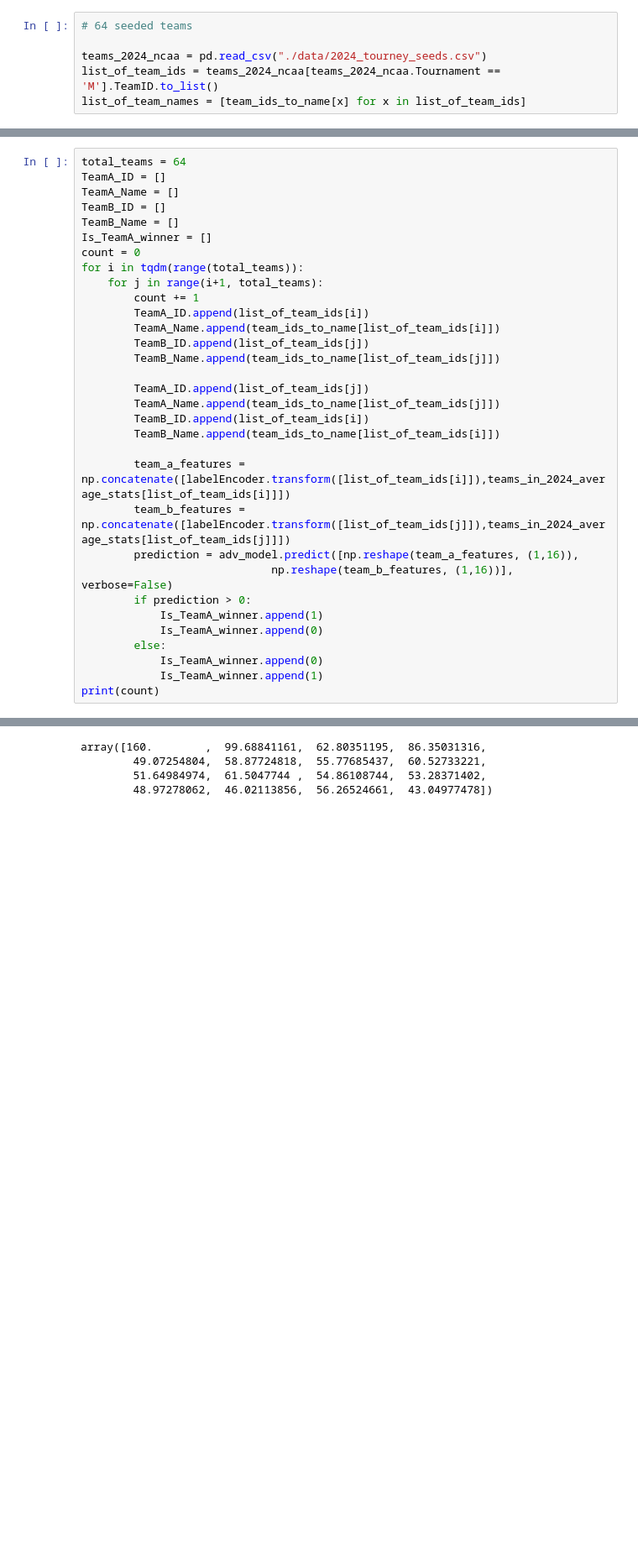
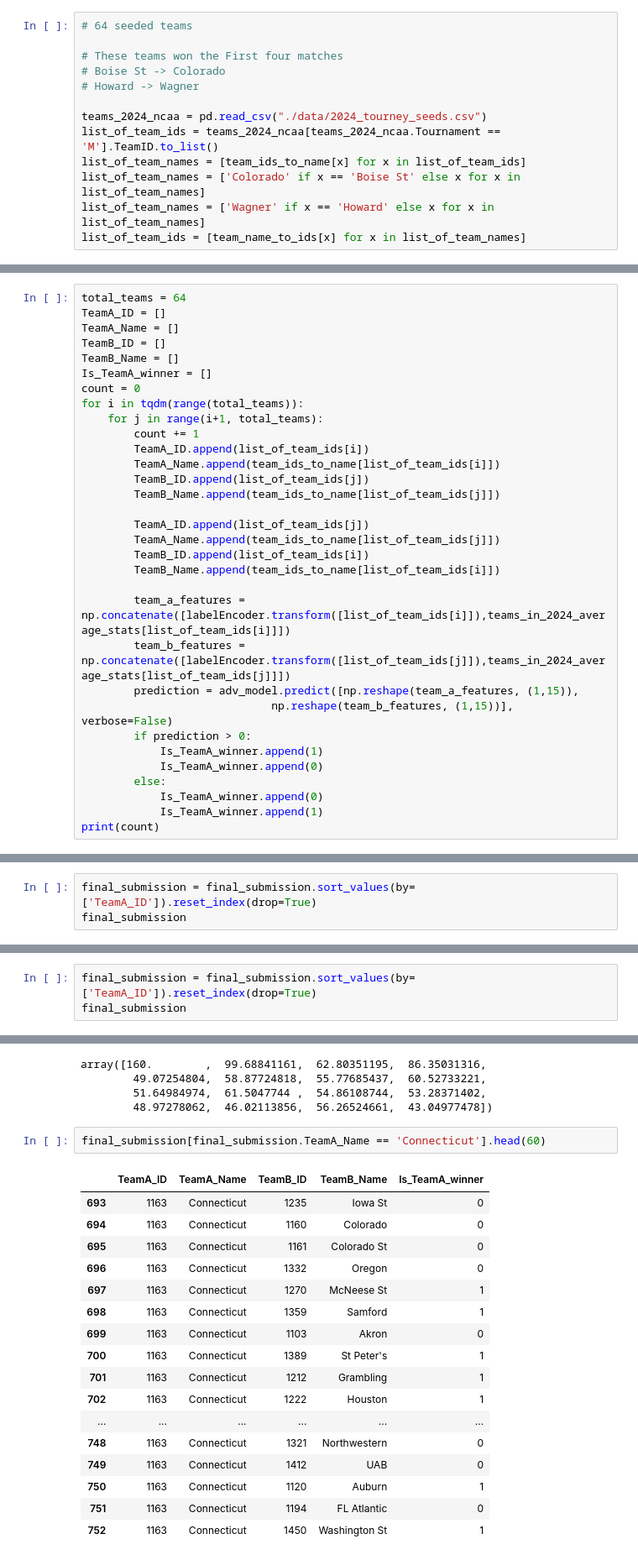
Before and after one commit to singhaditya8499/Machine-Learning, a Jupyter notebook: Projects/March-madness/final_final_model.ipynb, the cells around one changed output, grey strips where cells are left out. Shown at 84% size. Cells and saved outputs as stored; diff of their text form; blank space fills up the shorter version.

```diff
--- a/Projects/March-madness/final_final_model.ipynb
+++ b/Projects/March-madness/final_final_model.ipynb
@@ -343,7 +333,14 @@ for x, y in zip(mens_team.TeamName.to_list(), mens_team.TeamID.to_list()):
     team_name_to_ids[x] = y
 # %%
 # 64 seeded teams
+
+# These teams won the First four matches
+# Boise St -> Colorado
+# Howard -> Wagner
 
 teams_2024_ncaa = pd.read_csv("./data/2024_tourney_seeds.csv")
 list_of_team_ids = teams_2024_ncaa[teams_2024_ncaa.Tournament == 'M'].TeamID.to_list()
 list_of_team_names = [team_ids_to_name[x] for x in list_of_team_ids]
+list_of_team_names = ['Colorado' if x == 'Boise St' else x for x in list_of_team_names]
+list_of_team_names = ['Wagner' if x == 'Howard' else x for x in list_of_team_names]
+list_of_team_ids = [team_name_to_ids[x] for x in list_of_team_names]
@@ -370,8 +371,8 @@ for i in tqdm(range(total_teams)):
 
         team_a_features = np.concatenate([labelEncoder.transform([list_of_team_ids[i]]),teams_in_2024_average_stats[list_of_team_ids[i]]])
         team_b_features = np.concatenate([labelEncoder.transform([list_of_team_ids[j]]),teams_in_2024_average_stats[list_of_team_ids[j]]])
-        prediction = adv_model.predict([np.reshape(team_a_features, (1,16)),
-                             np.reshape(team_b_features, (1,16))], verbose=False)
+        prediction = adv_model.predict([np.reshape(team_a_features, (1,15)),
+                             np.reshape(team_b_features, (1,15))], verbose=False)
         if prediction > 0:
             Is_TeamA_winner.append(1)
             Is_TeamA_winner.append(0)
@@ -402,0 +388,3 @@ final_submission
+# %%
+final_submission = final_submission.sort_values(by=['TeamA_ID']).reset_index(drop=True)
+final_submission
@@ -402,0 +405,3 @@ final_submission
+# %%
+final_submission = final_submission.sort_values(by=['TeamA_ID']).reset_index(drop=True)
+final_submission
@@ -442,3 +461,23 @@ array([160.        ,  99.68841161,  62.80351195,  86.35031316,
         49.07254804,  58.87724818,  55.77685437,  60.52733221,
         51.64984974,  61.5047744 ,  54.86108744,  53.28371402,
         48.97278062,  46.02113856,  56.26524661,  43.04977478])
+# %%
+final_submission[final_submission.TeamA_Name == 'Connecticut'].head(60)
+# %% [output]
+|  | TeamA_ID | TeamA_Name | TeamB_ID | TeamB_Name | Is_TeamA_winner |
+| 693 | 1163 | Connecticut | 1235 | Iowa St | 0 |
+| 694 | 1163 | Connecticut | 1160 | Colorado | 0 |
+| 695 | 1163 | Connecticut | 1161 | Colorado St | 0 |
+| 696 | 1163 | Connecticut | 1332 | Oregon | 0 |
+| 697 | 1163 | Connecticut | 1270 | McNeese St | 1 |
+| 698 | 1163 | Connecticut | 1359 | Samford | 1 |
+| 699 | 1163 | Connecticut | 1103 | Akron | 0 |
+| 700 | 1163 | Connecticut | 1389 | St Peter's | 1 |
+| 701 | 1163 | Connecticut | 1212 | Grambling | 1 |
+| 702 | 1163 | Connecticut | 1222 | Houston | 1 |
+| ... | ... | ... | ... | ... | ... |
+| 748 | 1163 | Connecticut | 1321 | Northwestern | 0 |
+| 749 | 1163 | Connecticut | 1412 | UAB | 0 |
+| 750 | 1163 | Connecticut | 1120 | Auburn | 1 |
+| 751 | 1163 | Connecticut | 1194 | FL Atlantic | 0 |
+| 752 | 1163 | Connecticut | 1450 | Washington St | 1 |
```
Also changed, not shown: parts of 17 cells of this notebook.
